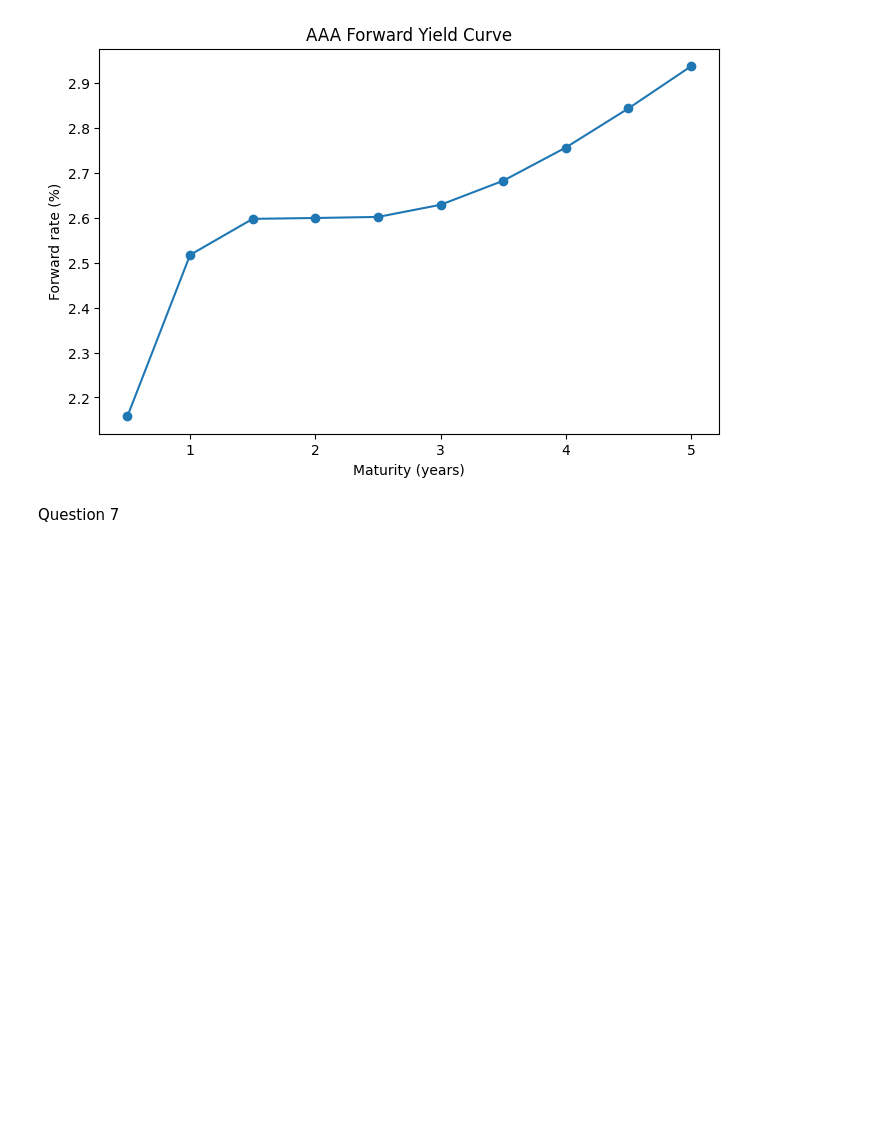
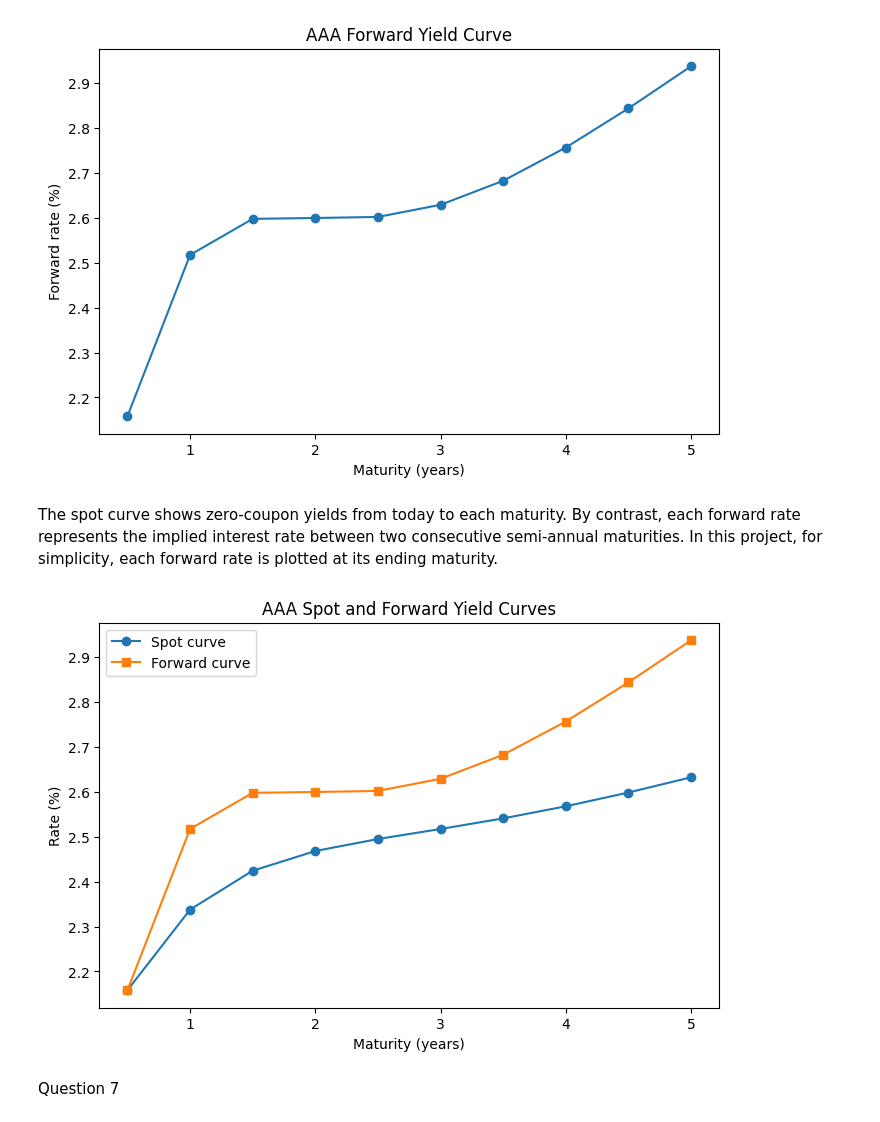
Before and after one commit to Gipsy1510/BONDS-YIELDS-PROJECT, a Jupyter notebook: notebook/bonds_yields_project.ipynb, the cells around one changed output. Cells and saved outputs as stored; diff of their text form; code cells hidden in the pictures; blank space fills up the shorter version.

```diff
--- a/notebook/bonds_yields_project.ipynb
+++ b/notebook/bonds_yields_project.ipynb
@@ -364,9 +364,22 @@ df_forward["forward_rate"] = forward_rates
 df_forward["spot_rate_pct"] = df_forward["spot_rate"] * 100
 df_forward["forward_rate_pct"] = df_forward["forward_rate"] * 100
 
+# to see intervals
+df_forward["forward_start"] = df_forward["maturity_years"] - 0.5
+df_forward["forward_end"] = df_forward["maturity_years"]
+
+# first forward rate corresponds to the first semi-annual period
+df_forward.loc[0, "forward_start"] = 0.0
+
 print(
     df_forward[
-        ["maturity_label", "maturity_years", "spot_rate_pct", "forward_rate_pct"]
+        [
+            "maturity_label",
+            "forward_start",
+            "forward_end",
+            "spot_rate_pct",
+            "forward_rate_pct"
+        ]
     ].round(4).to_string(index=False)
 )
 # %% [output]
@@ -392,6 +405,23 @@ plt.ylabel("Forward rate (%)")
 plt.show()
 # %% [output]
 [figure]
+# %% [markdown]
+The spot curve shows zero-coupon yields from today to each maturity. By contrast, each forward rate represents the implied interest rate between two consecutive semi-annual maturities. In this project, for simplicity, each forward rate is plotted at its ending maturity.
+# %%
+plt.figure(figsize=(8,5))
+
+plt.plot(df_curve["maturity_years"], df_curve["spot_rate"] * 100, marker="o", label="Spot curve")
+plt.plot(df_forward["maturity_years"], df_forward["forward_rate_pct"], marker="s", label="Forward curve")
+
+plt.title("AAA Spot and Forward Yield Curves")
+plt.xlabel("Maturity (years)")
+plt.ylabel("Rate (%)")
+
+plt.grid(False)
+plt.legend()
+plt.show()
+# %% [output]
+[figure, added]
 # %% [markdown]
 Question 7
 # %%
```
Also changed, not shown: parts of 5 cells of this notebook.
